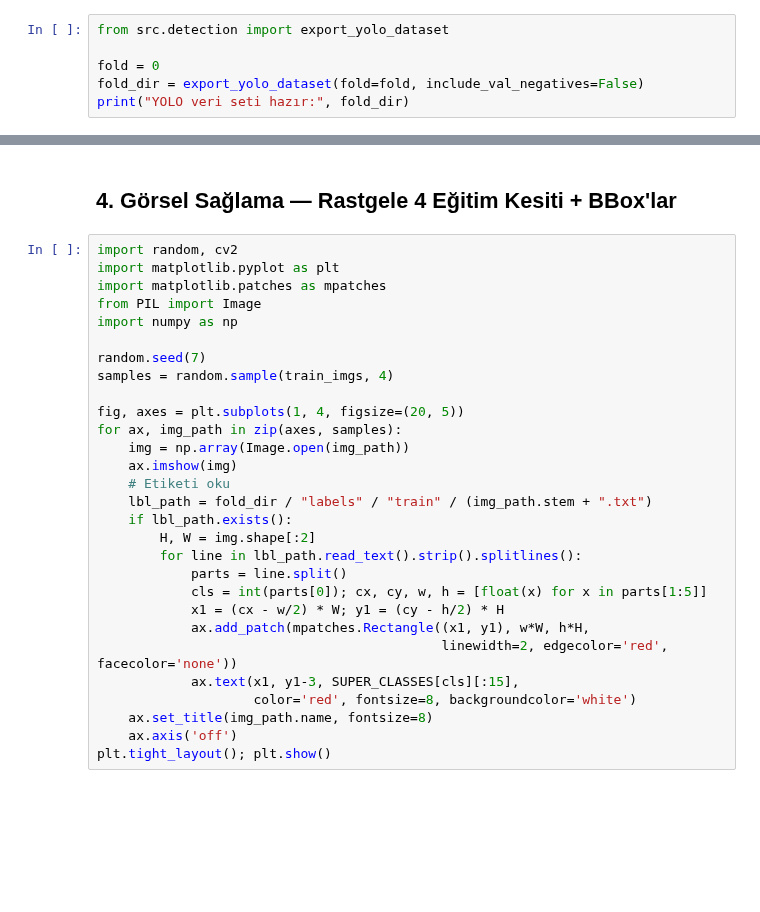
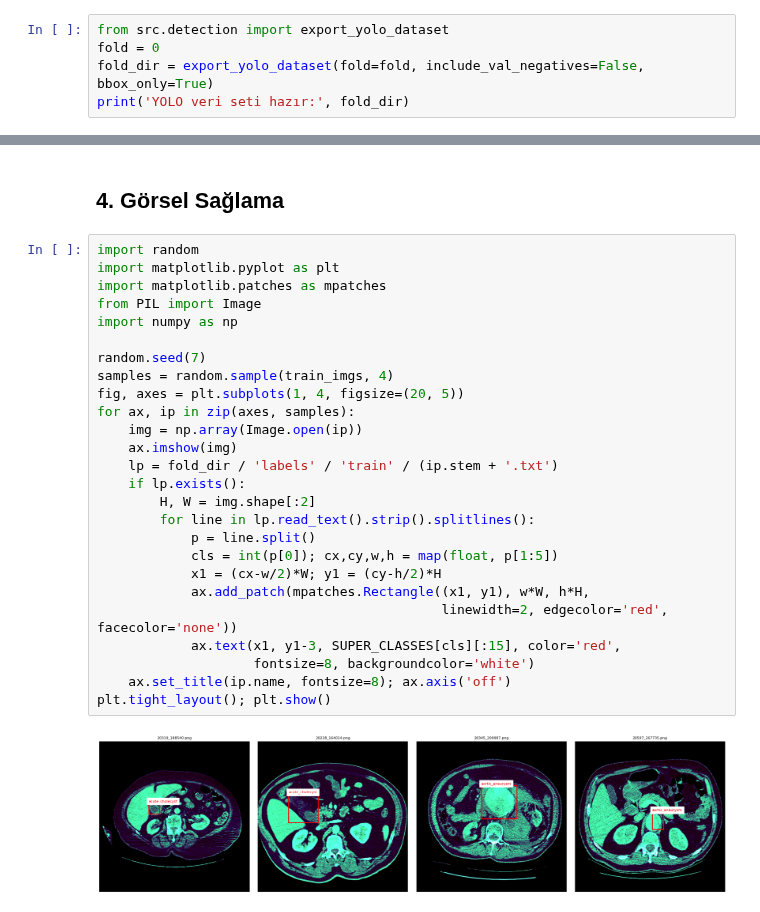
Before and after one commit to ramazan2020/abdomen1, a Jupyter notebook: Faz2_Split_Onisleme_1fold.ipynb, the cells around one changed output, grey strips where cells are left out. Drawn from its saved outputs; the diff is of its cells as text; blank space fills up the shorter version.

```diff
--- a/Faz2_Split_Onisleme_1fold.ipynb
+++ b/Faz2_Split_Onisleme_1fold.ipynb
@@ -111,7 +105,6 @@ outputs/det_data/fold0/
 # %%
 from src.detection import export_yolo_dataset
-
 fold = 0
-fold_dir = export_yolo_dataset(fold=fold, include_val_negatives=False)
-print("YOLO veri seti hazır:", fold_dir)
+fold_dir = export_yolo_dataset(fold=fold, include_val_negatives=False, bbox_only=True)
+print('YOLO veri seti hazır:', fold_dir)
 # %% [output]
@@ -134,34 +197,33 @@ print((fold_dir / "dataset.yaml").read_text())
 # %% [markdown]
-## 4. Görsel Sağlama — Rastgele 4 Eğitim Kesiti + BBox'lar
+## 4. Görsel Sağlama
 # %%
-import random, cv2
+import random
 import matplotlib.pyplot as plt
 import matplotlib.patches as mpatches
 from PIL import Image
 import numpy as np
 
 random.seed(7)
 samples = random.sample(train_imgs, 4)
-
 fig, axes = plt.subplots(1, 4, figsize=(20, 5))
-for ax, img_path in zip(axes, samples):
-    img = np.array(Image.open(img_path))
+for ax, ip in zip(axes, samples):
+    img = np.array(Image.open(ip))
     ax.imshow(img)
-    # Etiketi oku
-    lbl_path = fold_dir / "labels" / "train" / (img_path.stem + ".txt")
-    if lbl_path.exists():
+    lp = fold_dir / 'labels' / 'train' / (ip.stem + '.txt')
+    if lp.exists():
         H, W = img.shape[:2]
-        for line in lbl_path.read_text().strip().splitlines():
-            parts = line.split()
-            cls = int(parts[0]); cx, cy, w, h = [float(x) for x in parts[1:5]]
-            x1 = (cx - w/2) * W; y1 = (cy - h/2) * H
+        for line in lp.read_text().strip().splitlines():
+            p = line.split()
+            cls = int(p[0]); cx,cy,w,h = map(float, p[1:5])
+            x1 = (cx-w/2)*W; y1 = (cy-h/2)*H
             ax.add_patch(mpatches.Rectangle((x1, y1), w*W, h*H,
                                             linewidth=2, edgecolor='red', facecolor='none'))
-            ax.text(x1, y1-3, SUPER_CLASSES[cls][:15],
-                    color='red', fontsize=8, backgroundcolor='white')
-    ax.set_title(img_path.name, fontsize=8)
-    ax.axis('off')
+            ax.text(x1, y1-3, SUPER_CLASSES[cls][:15], color='red',
+                    fontsize=8, backgroundcolor='white')
+    ax.set_title(ip.name, fontsize=8); ax.axis('off')
 plt.tight_layout(); plt.show()
+# %% [output]
+[figure, added]
 # %% [markdown]
 ## 5. Faz 2 Çıktı Özeti
 
```
Also changed, not shown: parts of 15 cells of this notebook, 23 other files.
